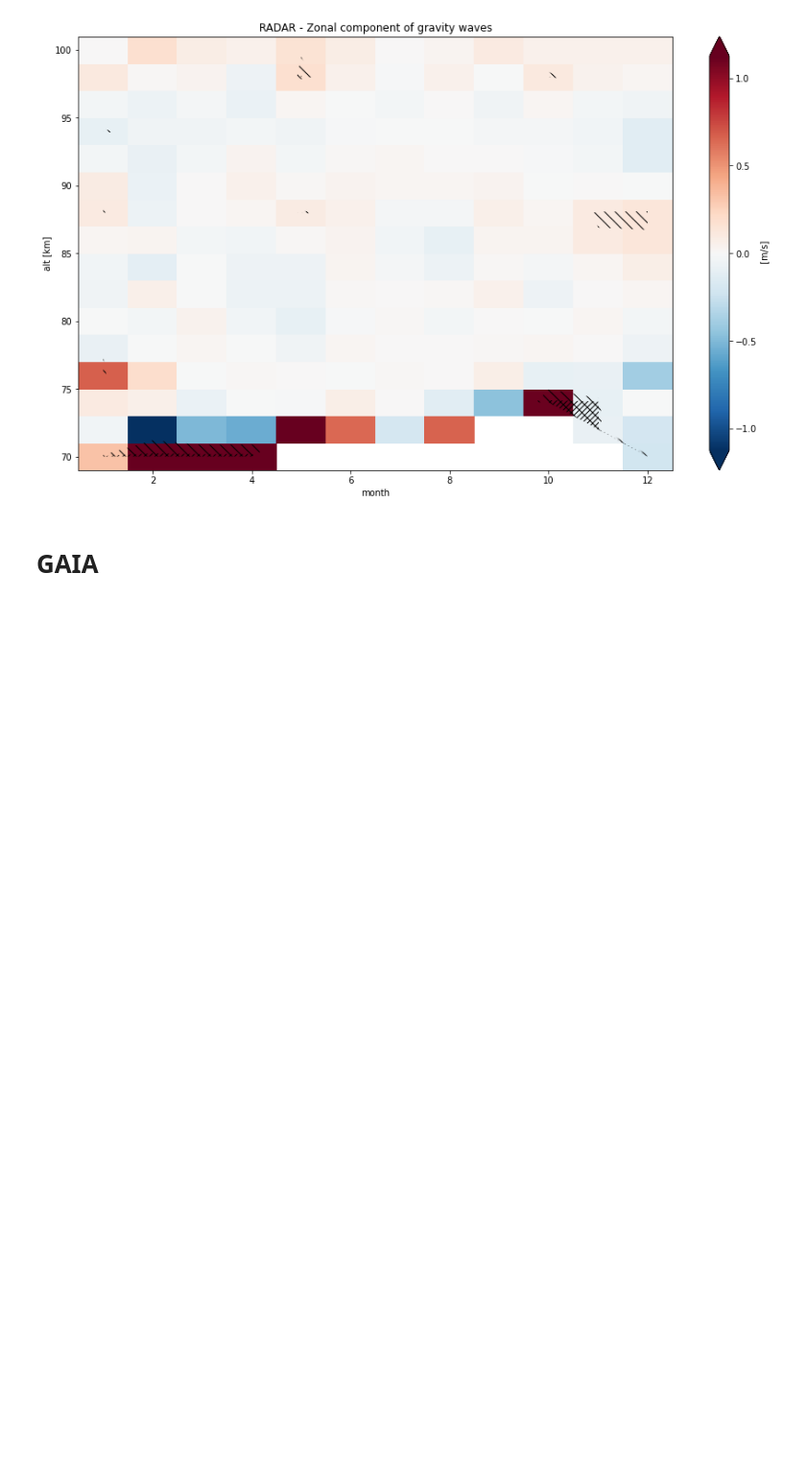
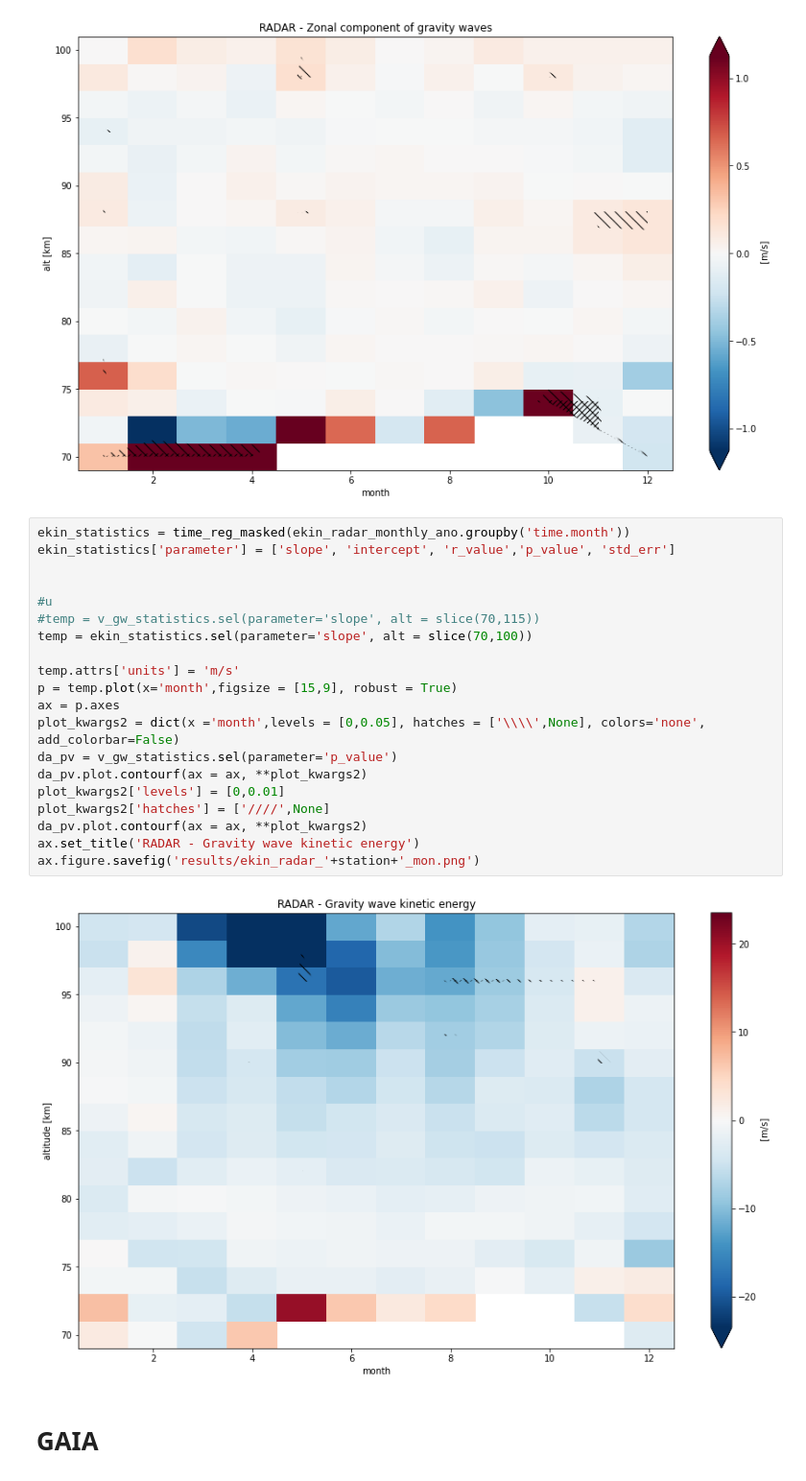
Before and after one commit to VACILT/trends_project, a Jupyter notebook: data_introduction_jason.ipynb, the cells around one changed output. Shown at 96% size. Saved outputs shown, nothing was run; the diff lists cells and outputs as text; blank space fills up the shorter version.

```diff
--- a/data_introduction_jason.ipynb
+++ b/data_introduction_jason.ipynb
@@ -429,6 +440,28 @@ ax.set_title('RADAR - Zonal component of gravity waves')
 ax.figure.savefig('results/cont_v_gw_radar_'+station+'_mon.png')
 # %% [output]
 [figure]
+# %%
+ekin_statistics = time_reg_masked(ekin_radar_monthly_ano.groupby('time.month'))
+ekin_statistics['parameter'] = ['slope', 'intercept', 'r_value','p_value', 'std_err']
+
+
+#u
+#temp = v_gw_statistics.sel(parameter='slope', alt = slice(70,115))
+temp = ekin_statistics.sel(parameter='slope', alt = slice(70,100))
+
+temp.attrs['units'] = 'm/s'
+p = temp.plot(x='month',figsize = [15,9], robust = True)
+ax = p.axes
+plot_kwargs2 = dict(x ='month',levels = [0,0.05], hatches = ['\\\\',None], colors='none', add_colorbar=False)
+da_pv = v_gw_statistics.sel(parameter='p_value')
+da_pv.plot.contourf(ax = ax, **plot_kwargs2)
+plot_kwargs2['levels'] = [0,0.01]
+plot_kwargs2['hatches'] = ['////',None]
+da_pv.plot.contourf(ax = ax, **plot_kwargs2)
+ax.set_title('RADAR - Gravity wave kinetic energy')
+ax.figure.savefig('results/ekin_radar_'+station+'_mon.png')
+# %% [output]
+[figure, added]
 # %% [markdown]
 # GAIA
 # %% [markdown]
```
Also changed, not shown: parts of 4 cells of this notebook.
